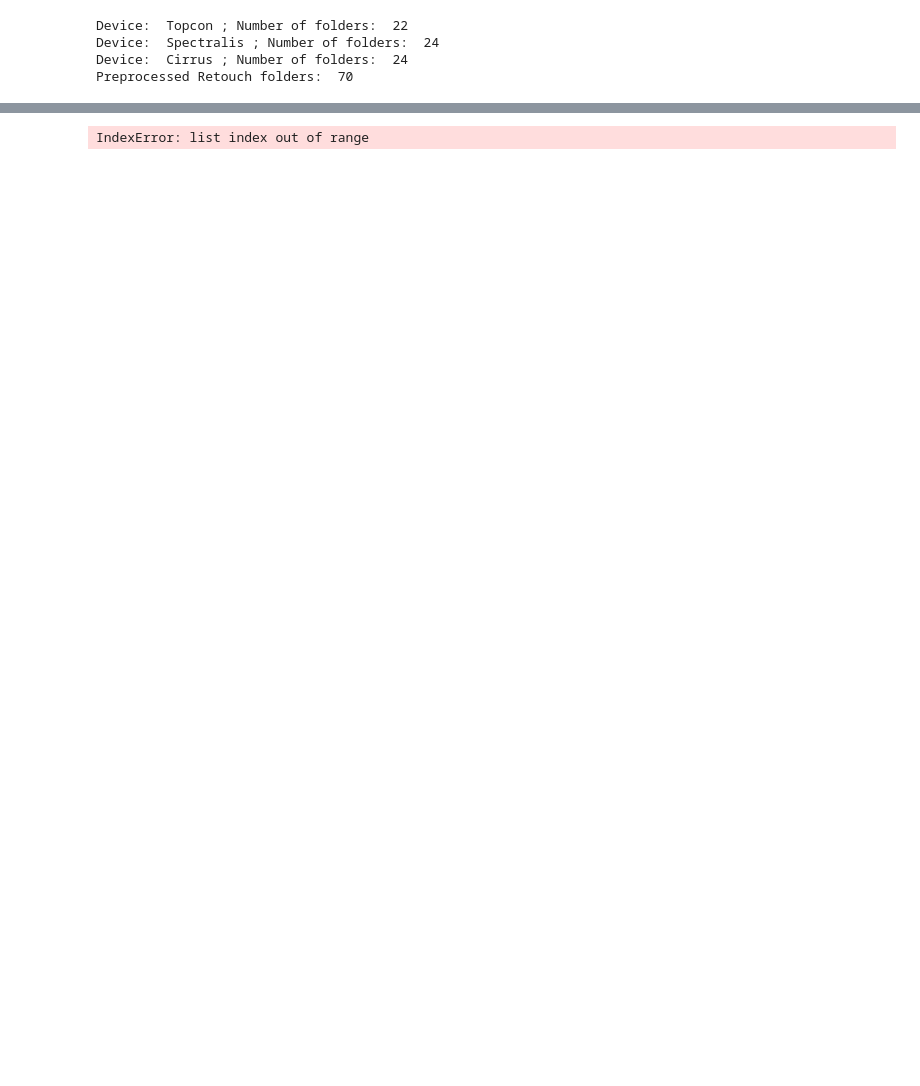
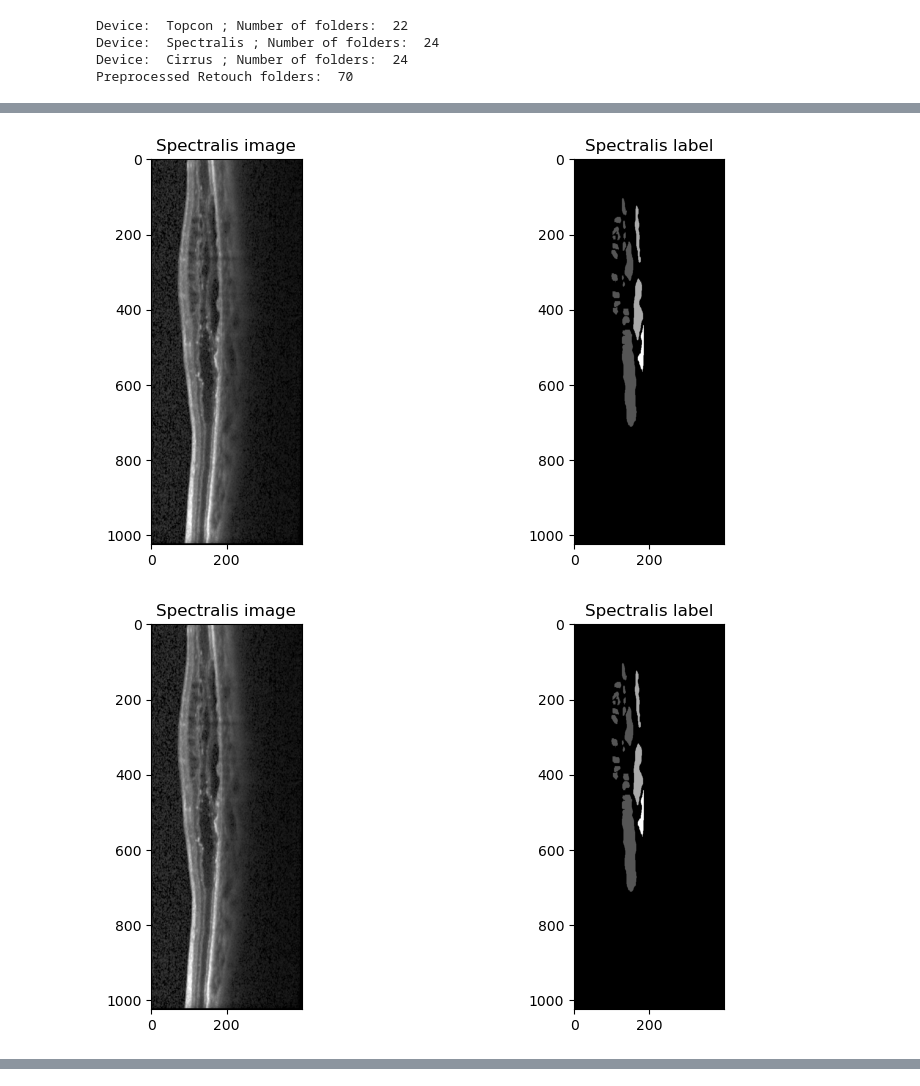
Before and after one commit to moritsih/OPTIMA_SeminarPractical, a Jupyter notebook: practical/main.ipynb, the cells around one changed output, grey strips where cells are left out. Saved outputs shown, nothing was run; the diff lists cells and outputs as text; code cells hidden in the pictures; blank space fills up the shorter version.

```diff
--- a/practical/main.ipynb
+++ b/practical/main.ipynb
@@ -341,0 +549,15 @@ class SegmentationUNet(nn.Module):
+# %%
+# take a random image from the dataset and apply the transforms
+test_dataset = monai.data.Dataset(test_dataset_sorted)
+for i in range(3):
+    sample = test_dataset[10]
+    sample = transforms(sample)
+    fig, ax = plt.subplots(1, 2, figsize=(10, 5))
+    ax[0].imshow(sample['img'][0], cmap='gray')
+    ax[0].set_title('Spectralis image')
+    ax[1].imshow(sample['label'][0], cmap='gray')
+    ax[1].set_title('Spectralis label')
+    plt.show()
+# %% [output]
+[figure, added]
+[figure, added]
@@ -638,4 +650,0 @@ ds = OCTDataset(data_dir)
-# %%
-ds[0]
-# %% [output]
-IndexError: list index out of range
```
Also changed, not shown: parts of 15 cells of this notebook.
